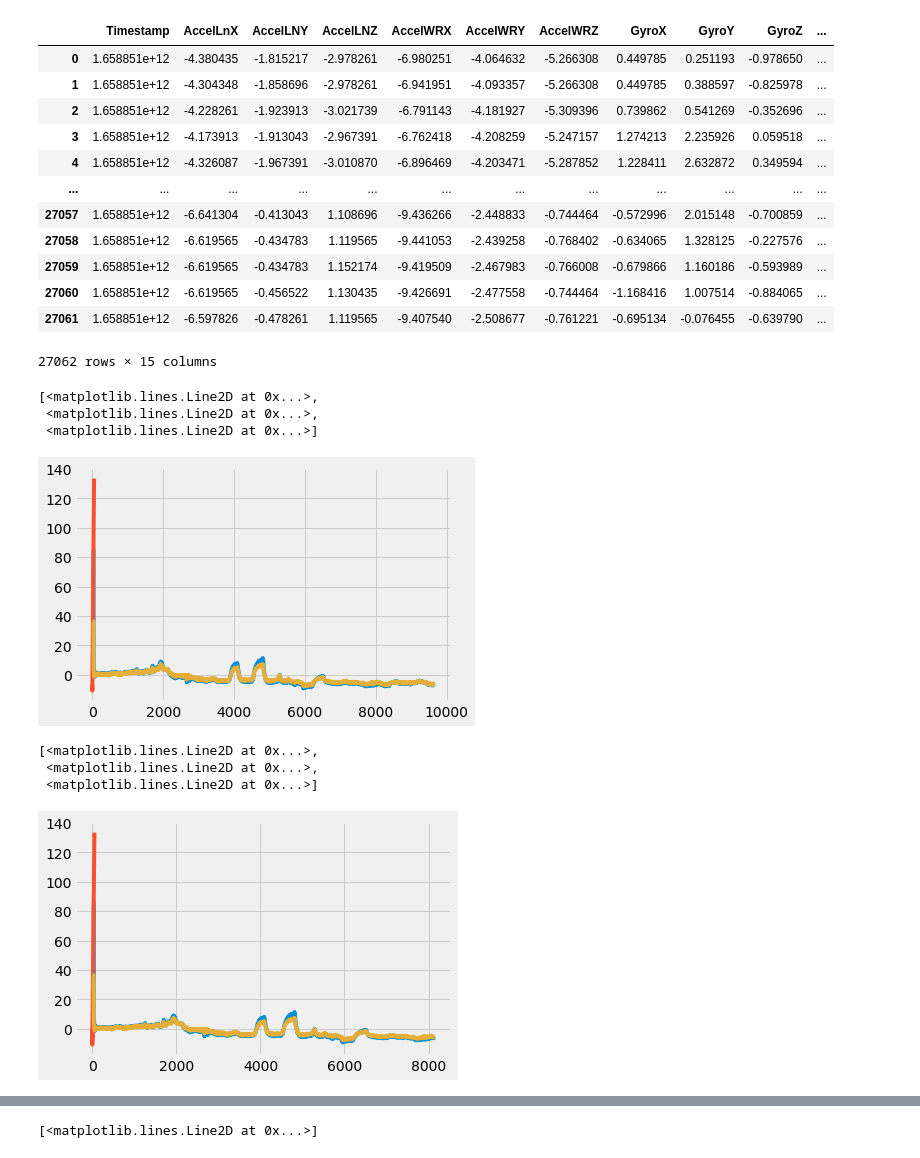
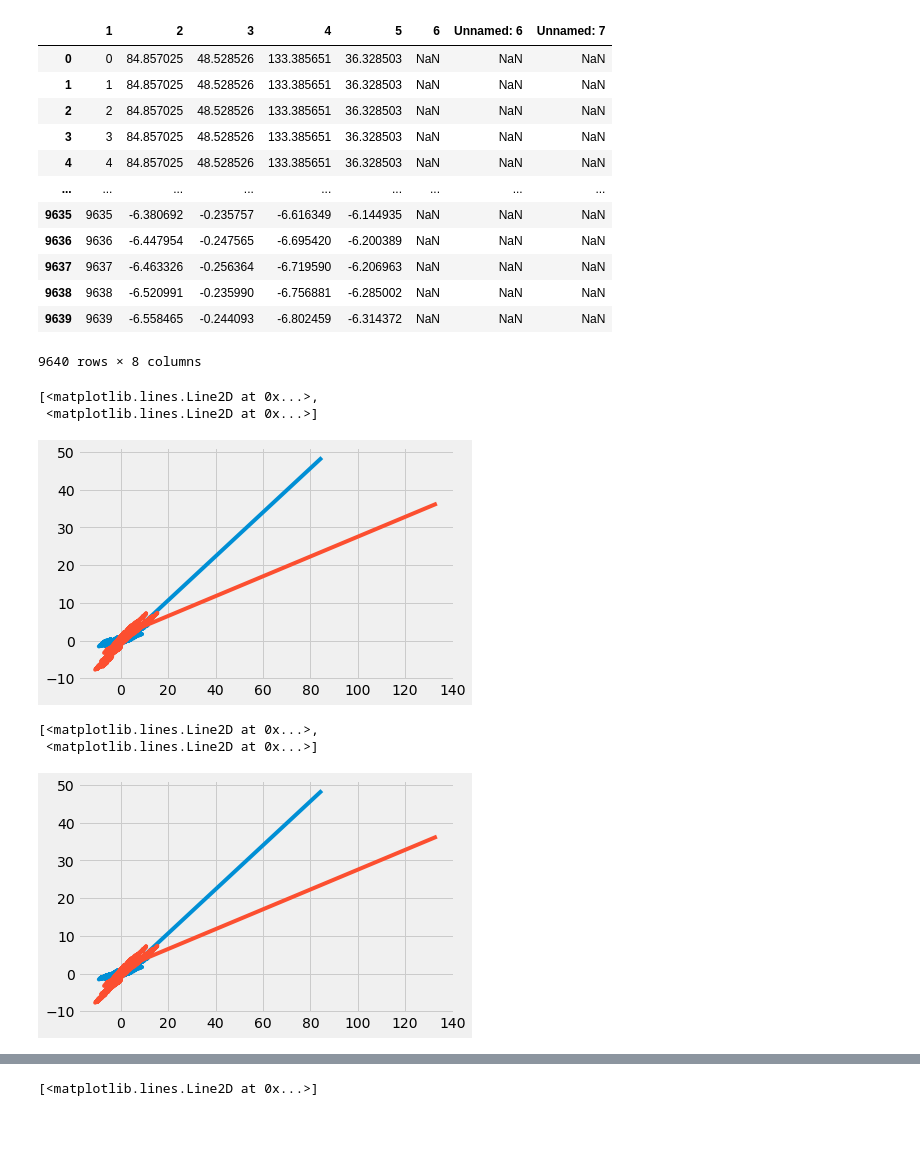
Before and after one commit to VirajJaneja/FNIRSMotionArtifacts, a Jupyter notebook: Motion Artifact Identification.ipynb, the cells around one changed output, grey strips where cells are left out. Drawn from its saved outputs; the diff is of its cells as text; code cells hidden in the pictures; blank space fills up the shorter version.

```diff
--- a/Motion Artifact Identification.ipynb
+++ b/Motion Artifact Identification.ipynb
@@ -16,36 +16,34 @@ Trial3Con = pd.read_csv("Trial3Con.csv")
 Trial1Ox = pd.read_csv("trial1ox.csv")
 Trial2Ox = pd.read_csv("trial2ox.csv")
 Trial3Ox = pd.read_csv("trial3ox.csv")
-Trial1Con
+Trial1Ox
 # %% [output]
-|  | Timestamp | AccelLnX | AccelLNY | AccelLNZ | AccelWRX | AccelWRY | AccelWRZ | GyroX | GyroY | GyroZ | ... |
-| 0 | 1.658851e+12 | -4.380435 | -1.815217 | -2.978261 | -6.980251 | -4.064632 | -5.266308 | 0.449785 | 0.251193 | -0.978650 | ... |
-| 1 | 1.658851e+12 | -4.304348 | -1.858696 | -2.978261 | -6.941951 | -4.093357 | -5.266308 | 0.449785 | 0.388597 | -0.825978 | ... |
-| 2 | 1.658851e+12 | -4.228261 | -1.923913 | -3.021739 | -6.791143 | -4.181927 | -5.309396 | 0.739862 | 0.541269 | -0.352696 | ... |
-| 3 | 1.658851e+12 | -4.173913 | -1.913043 | -2.967391 | -6.762418 | -4.208259 | -5.247157 | 1.274213 | 2.235926 | 0.059518 | ... |
-| 4 | 1.658851e+12 | -4.326087 | -1.967391 | -3.010870 | -6.896469 | -4.203471 | -5.287852 | 1.228411 | 2.632872 | 0.349594 | ... |
-| ... | ... | ... | ... | ... | ... | ... | ... | ... | ... | ... | ... |
-| 27057 | 1.658851e+12 | -6.641304 | -0.413043 | 1.108696 | -9.436266 | -2.448833 | -0.744464 | -0.572996 | 2.015148 | -0.700859 | ... |
-| 27058 | 1.658851e+12 | -6.619565 | -0.434783 | 1.119565 | -9.441053 | -2.439258 | -0.768402 | -0.634065 | 1.328125 | -0.227576 | ... |
-| 27059 | 1.658851e+12 | -6.619565 | -0.434783 | 1.152174 | -9.419509 | -2.467983 | -0.766008 | -0.679866 | 1.160186 | -0.593989 | ... |
-| 27060 | 1.658851e+12 | -6.619565 | -0.456522 | 1.130435 | -9.426691 | -2.477558 | -0.744464 | -1.168416 | 1.007514 | -0.884065 | ... |
-| 27061 | 1.658851e+12 | -6.597826 | -0.478261 | 1.119565 | -9.407540 | -2.508677 | -0.761221 | -0.695134 | -0.076455 | -0.639790 | ... |
+|  | 1 | 2 | 3 | 4 | 5 | 6 | Unnamed: 6 | Unnamed: 7 |
+| 0 | 0 | 84.857025 | 48.528526 | 133.385651 | 36.328503 | NaN | NaN | NaN |
+| 1 | 1 | 84.857025 | 48.528526 | 133.385651 | 36.328503 | NaN | NaN | NaN |
+| 2 | 2 | 84.857025 | 48.528526 | 133.385651 | 36.328503 | NaN | NaN | NaN |
+| 3 | 3 | 84.857025 | 48.528526 | 133.385651 | 36.328503 | NaN | NaN | NaN |
+| 4 | 4 | 84.857025 | 48.528526 | 133.385651 | 36.328503 | NaN | NaN | NaN |
+| ... | ... | ... | ... | ... | ... | ... | ... | ... |
+| 9635 | 9635 | -6.380692 | -0.235757 | -6.616349 | -6.144935 | NaN | NaN | NaN |
+| 9636 | 9636 | -6.447954 | -0.247565 | -6.695420 | -6.200389 | NaN | NaN | NaN |
+| 9637 | 9637 | -6.463326 | -0.256364 | -6.719590 | -6.206963 | NaN | NaN | NaN |
+| 9638 | 9638 | -6.520991 | -0.235990 | -6.756881 | -6.285002 | NaN | NaN | NaN |
+| 9639 | 9639 | -6.558465 | -0.244093 | -6.802459 | -6.314372 | NaN | NaN | NaN |
-27062 rows × 15 columns
+9640 rows × 8 columns
 # %%
 Trial1Ox
-plt.plot(Trial1Ox['1'], Trial1Ox['2'], Trial1Ox['3'], Trial1Ox['4'], Trial1Ox['5'])
+plt.plot(Trial1Ox['2'], Trial1Ox['3'], Trial1Ox['4'], Trial1Ox['5'])
 # %% [output]
 [<matplotlib.lines.Line2D at 0x...>,
- <matplotlib.lines.Line2D at 0x...>,
  <matplotlib.lines.Line2D at 0x...>]
-[figure, old version]
+[figure, new version]
 # %%
 Trial2Ox
-plt.plot(Trial2Ox['1'], Trial2Ox['2'], Trial2Ox['3'], Trial2Ox['4'], Trial2Ox['5'])
+plt.plot(Trial2Ox['2'], Trial2Ox['3'], Trial2Ox['4'], Trial2Ox['5'])
 # %% [output]
 [<matplotlib.lines.Line2D at 0x...>,
- <matplotlib.lines.Line2D at 0x...>,
  <matplotlib.lines.Line2D at 0x...>]
-[figure, old version]
+[figure, new version]
 # %%
 Trial3Ox
```
Also changed, not shown: parts of 5 cells of this notebook.
